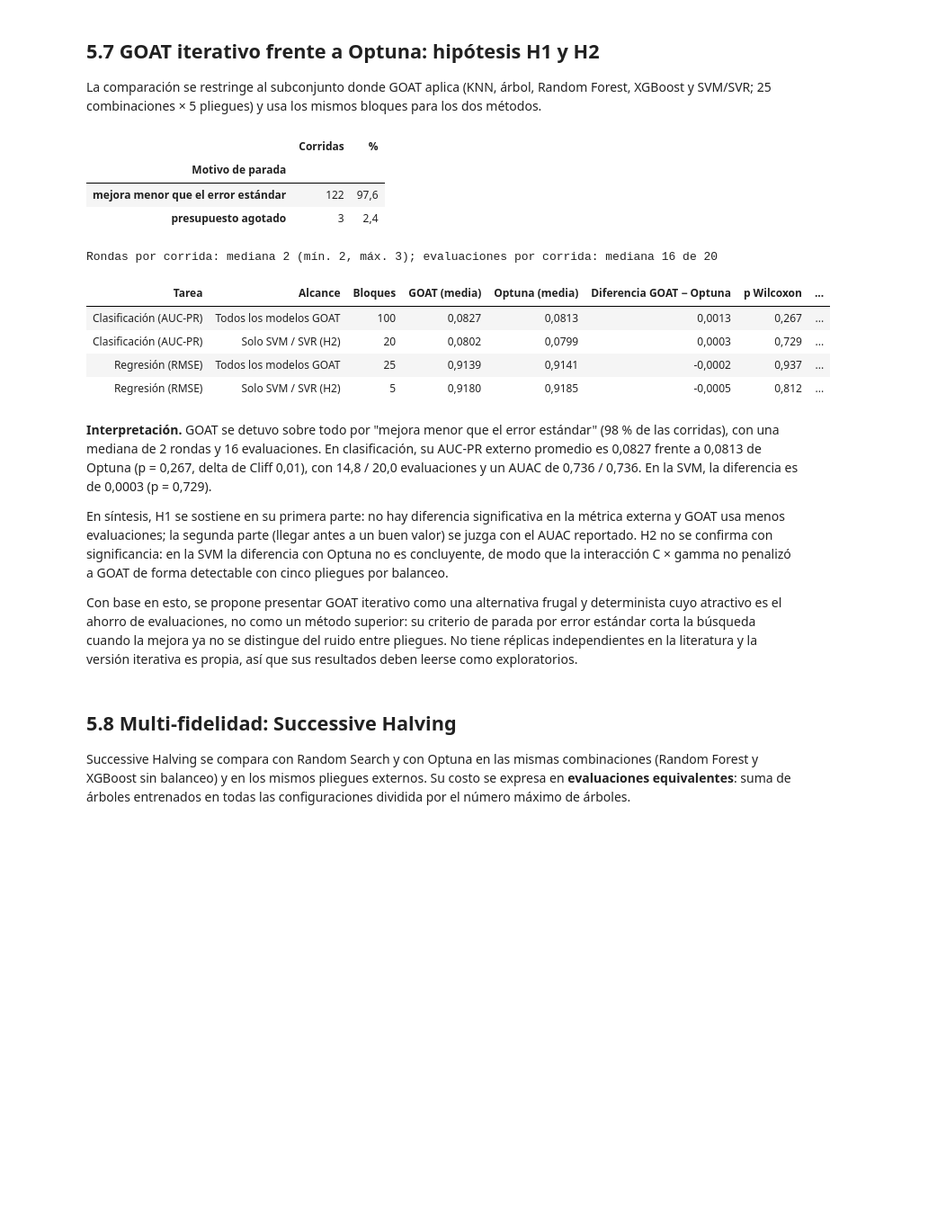
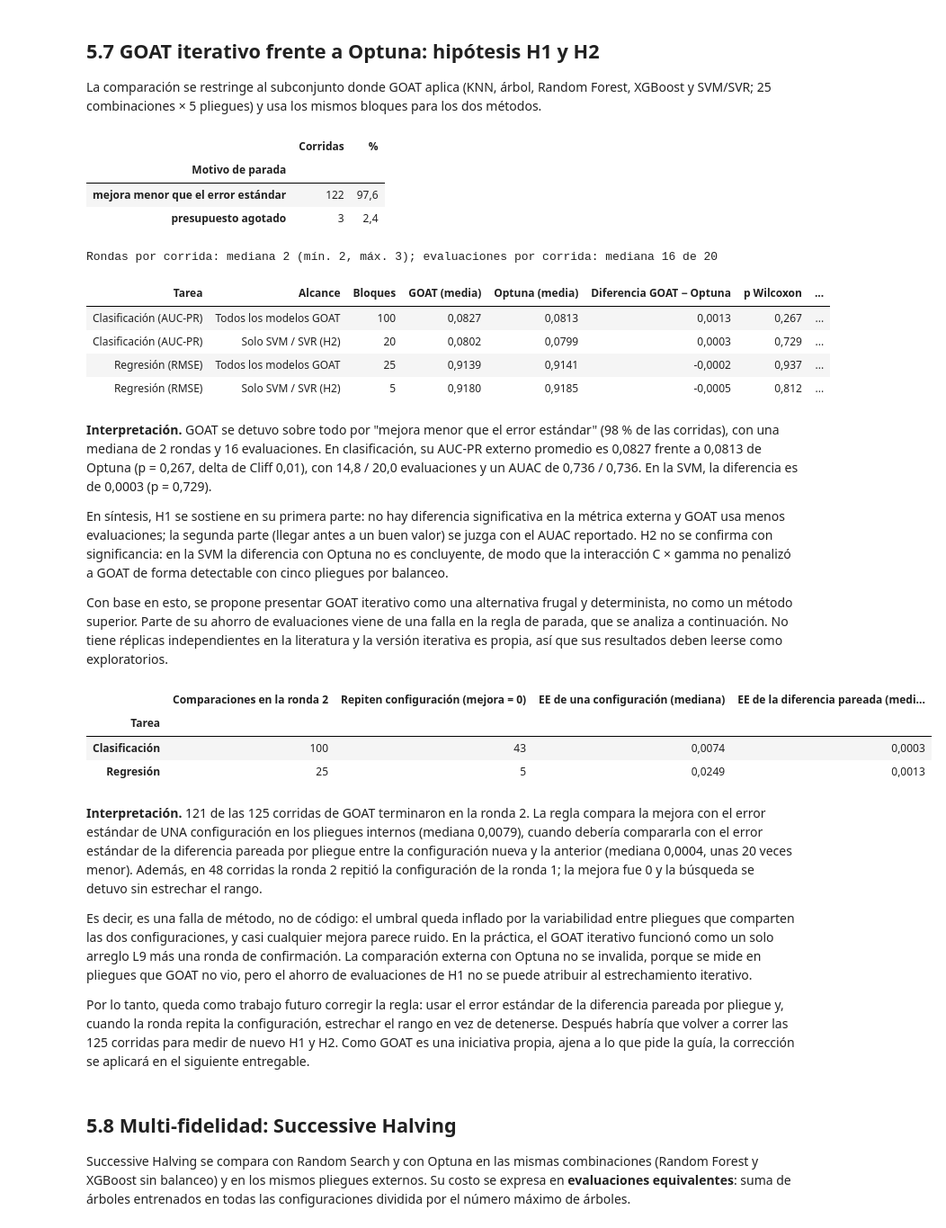
Before and after one commit to DTL-DA/proyecto-final-bank-marketing, a Jupyter notebook: _sources/desarrollo/05_optimizacion-de-hiperparametros.ipynb, the cells around one changed output. Shown at 90% size. Drawn from its saved outputs; the diff is of its cells as text; code cells hidden in the pictures; blank space fills up the shorter version.

Commit message:
Libro: portada con imagen y falla de la regla de parada de GOAT documentada (sección 5.7)
Co-Authored-By: Claude Opus 5.5 <noreply@anthropic.com>

```diff
--- a/_sources/desarrollo/05_optimizacion-de-hiperparametros.ipynb
+++ b/_sources/desarrollo/05_optimizacion-de-hiperparametros.ipynb
@@ -521,39 +521,88 @@ interpretar(
     f"{num(h1_clf['delta de Cliff (a favor de GOAT)'], 2)}), con {h1_clf['Evaluaciones GOAT / Optuna']} evaluaciones y "
     f"un AUAC de {h1_clf['AUAC GOAT / Optuna']}. En la SVM, la diferencia es de "
     f"{num(h2['Diferencia GOAT − Optuna'], 4)} ({p_txt(h2['p Wilcoxon'])}).",
     "En síntesis, " + ((
         "H1 se sostiene en su primera parte: no hay diferencia significativa en la métrica externa y GOAT usa menos "
         "evaluaciones" if h1_clf["p Wilcoxon"] >= 0.05 else
         "H1 no se sostiene: la diferencia en la métrica externa es significativa")
         + "; la segunda parte (llegar antes a un buen valor) se juzga con el AUAC reportado. "
         + ("H2 se confirma: en la SVM GOAT queda por debajo de Optuna de forma significativa, coherente con la interacción "
            "C × gamma que el arreglo ortogonal no modela." if h2["Diferencia GOAT − Optuna"] < 0 and h2["p Wilcoxon"] < 0.05
            else "H2 no se confirma con significancia: en la SVM la diferencia con Optuna no es concluyente, de modo que la "
                 "interacción C × gamma no penalizó a GOAT de forma detectable con cinco pliegues por balanceo.")),
-    conectar("Con base en esto, se propone", "Presentar GOAT iterativo como una alternativa frugal y determinista cuyo "
-             "atractivo es el ahorro de evaluaciones, no como un método superior: su criterio de parada por error "
-             "estándar corta la búsqueda cuando la mejora ya no se distingue del ruido entre pliegues. No tiene "
-             "réplicas independientes en la literatura y la versión iterativa es propia, así que sus resultados deben "
-             "leerse como exploratorios."))
+    conectar("Con base en esto, se propone", "Presentar GOAT iterativo como una alternativa frugal y determinista, no "
+             "como un método superior. Parte de su ahorro de evaluaciones viene de una falla en la regla de parada, "
+             "que se analiza a continuación. No tiene réplicas independientes en la literatura y la versión iterativa "
+             "es propia, así que sus resultados deben leerse como exploratorios."))
+
+# Falla de la regla de parada: error estándar de una configuración frente al de la diferencia pareada por pliegue
+from bm.optimizadores import _clave
+comp_r = []
+for c in goat_c:
+    pl_cfg = {_clave(h["params"]): np.asarray(h["pliegues"]) for h in c["historial"]}
+    previo = None
+    for r in c["info"]["rondas"]:
+        actual = pl_cfg[_clave(r["elegido"])]
+        if previo is not None:
+            dif = actual - previo
+            comp_r.append({"Tarea": "Clasificación" if c["tarea"] == "clf" else "Regresión", "ronda": r["ronda"],
+                           "mejora": r["mejora"], "ee_config": r["error_estandar"],
+                           "ee_pareado": dif.std(ddof=1) / np.sqrt(len(dif))})
+        if previo is None or r["mejora"] > 0:
+            previo = actual
+comp_r = pd.DataFrame(comp_r)
+r2 = comp_r[comp_r["ronda"] == 2]
+falla = r2.groupby("Tarea").agg(**{"Comparaciones en la ronda 2": ("mejora", "size"),
+                                   "Repiten configuración (mejora = 0)": ("mejora", lambda m: int((m == 0).sum())),
+                                   "EE de una configuración (mediana)": ("ee_config", "median"),
+                                   "EE de la diferencia pareada (mediana)": ("ee_pareado", "median")})
+tabla(falla, dec=4)
+n_r2, n_rep = int((rondas_g == 2).sum()), int((r2["mejora"] == 0).sum())
+ee_c, ee_p = r2["ee_config"].median(), r2["ee_pareado"].median()
+interpretar(
+    f"{n_r2} de las {len(goat_c)} corridas de GOAT terminaron en la ronda 2. La regla compara la mejora con el error "
+    f"estándar de UNA configuración en los pliegues internos (mediana {num(ee_c, 4)}), cuando debería compararla con el "
+    f"error estándar de la diferencia pareada por pliegue entre la configuración nueva y la anterior (mediana "
+    f"{num(ee_p, 4)}, unas {ee_c / ee_p:.0f} veces menor). Además, en {n_rep} corridas la ronda 2 repitió la "
+    f"configuración de la ronda 1; la mejora fue 0 y la búsqueda se detuvo sin estrechar el rango.",
+    "Es decir, es una falla de método, no de código: el umbral queda inflado por la variabilidad entre pliegues que "
+    "comparten las dos configuraciones, y casi cualquier mejora parece ruido. En la práctica, el GOAT iterativo "
+    "funcionó como un solo arreglo L9 más una ronda de confirmación. La comparación externa con Optuna no se invalida, "
+    "porque se mide en pliegues que GOAT no vio, pero el ahorro de evaluaciones de H1 no se puede atribuir al "
+    "estrechamiento iterativo.",
+    conectar("Por lo tanto, queda como trabajo futuro", "Corregir la regla: usar el error estándar de la diferencia "
+             "pareada por pliegue y, cuando la ronda repita la configuración, estrechar el rango en vez de detenerse. "
+             "Después habría que volver a correr las 125 corridas para medir de nuevo H1 y H2. Como GOAT es una "
+             "iniciativa propia, ajena a lo que pide la guía, la corrección se aplicará en el siguiente entregable."))
 
 exportar("goat_h12", h12)
+exportar("goat_falla_parada", falla.reset_index())
 exportar("goat_paradas", paradas.rename("corridas").reset_index())
 # %% [output]
 |  | Corridas | % |
 | Motivo de parada |  |  |
 | mejora menor que el error estándar | 122 | 97,6 |
 | presupuesto agotado | 3 | 2,4 |
 Rondas por corrida: mediana 2 (mín. 2, máx. 3); evaluaciones por corrida: mediana 16 de 20
 | Tarea | Alcance | Bloques | GOAT (media) | Optuna (media) | Diferencia GOAT − Optuna | p Wilcoxon | ... |
 | Clasificación (AUC-PR) | Todos los modelos GOAT | 100 | 0,0827 | 0,0813 | 0,0013 | 0,267 | ... |
 | Clasificación (AUC-PR) | Solo SVM / SVR (H2) | 20 | 0,0802 | 0,0799 | 0,0003 | 0,729 | ... |
 | Regresión (RMSE) | Todos los modelos GOAT | 25 | 0,9139 | 0,9141 | -0,0002 | 0,937 | ... |
 | Regresión (RMSE) | Solo SVM / SVR (H2) | 5 | 0,9180 | 0,9185 | -0,0005 | 0,812 | ... |
 **Interpretación.** GOAT se detuvo sobre todo por "mejora menor que el error estándar" (98 % de las corridas), con una mediana de 2 rondas y 16 evaluaciones. En clasificación, su AUC-PR externo promedio es 0,0827 frente a 0,0813 de Optuna (p = 0,267, delta de Cliff 0,01), con 14,8 / 20,0 evaluaciones y un AUAC de 0,736 / 0,736. En la SVM, la diferencia es de 0,0003 (p = 0,729).
 
 En síntesis, H1 se sostiene en su primera parte: no hay diferencia significativa en la métrica externa y GOAT usa menos evaluaciones; la segunda parte (llegar antes a un buen valor) se juzga con el AUAC reportado. H2 no se confirma con significancia: en la SVM la diferencia con Optuna no es concluyente, de modo que la interacción C × gamma no penalizó a GOAT de forma detectable con cinco pliegues por balanceo.
 
-Con base en esto, se propone presentar GOAT iterativo como una alternativa frugal y determinista cuyo atractivo es el ahorro de evaluaciones, no como un método superior: su criterio de parada por error estándar corta la búsqueda cuando la mejora ya no se distingue del ruido entre pliegues. No tiene réplicas independientes en la literatura y la versión iterativa es propia, así que sus resultados deben leerse como exploratorios.
+Con base en esto, se propone presentar GOAT iterativo como una alternativa frugal y determinista, no como un método superior. Parte de su ahorro de evaluaciones viene de una falla en la regla de parada, que se analiza a continuación. No tiene réplicas independientes en la literatura y la versión iterativa es propia, así que sus resultados deben leerse como exploratorios.
+|  | Comparaciones en la ronda 2 | Repiten configuración (mejora = 0) | EE de una configuración (mediana) | EE de la diferencia pareada (medi... |
+| Tarea |  |  |  |  |
+| Clasificación | 100 | 43 | 0,0074 | 0,0003 |
+| Regresión | 25 | 5 | 0,0249 | 0,0013 |
+**Interpretación.** 121 de las 125 corridas de GOAT terminaron en la ronda 2. La regla compara la mejora con el error estándar de UNA configuración en los pliegues internos (mediana 0,0079), cuando debería compararla con el error estándar de la diferencia pareada por pliegue entre la configuración nueva y la anterior (mediana 0,0004, unas 20 veces menor). Además, en 48 corridas la ronda 2 repitió la configuración de la ronda 1; la mejora fue 0 y la búsqueda se detuvo sin estrechar el rango.
+
+Es decir, es una falla de método, no de código: el umbral queda inflado por la variabilidad entre pliegues que comparten las dos configuraciones, y casi cualquier mejora parece ruido. En la práctica, el GOAT iterativo funcionó como un solo arreglo L9 más una ronda de confirmación. La comparación externa con Optuna no se invalida, porque se mide en pliegues que GOAT no vio, pero el ahorro de evaluaciones de H1 no se puede atribuir al estrechamiento iterativo.
+
+Por lo tanto, queda como trabajo futuro corregir la regla: usar el error estándar de la diferencia pareada por pliegue y, cuando la ronda repita la configuración, estrechar el rango en vez de detenerse. Después habría que volver a correr las 125 corridas para medir de nuevo H1 y H2. Como GOAT es una iniciativa propia, ajena a lo que pide la guía, la corrección se aplicará en el siguiente entregable.
 # %% [markdown]
 ## 5.8 Multi-fidelidad: Successive Halving
 
```
Also changed, not shown: parts of 1 cell of this notebook, 47 other files.
